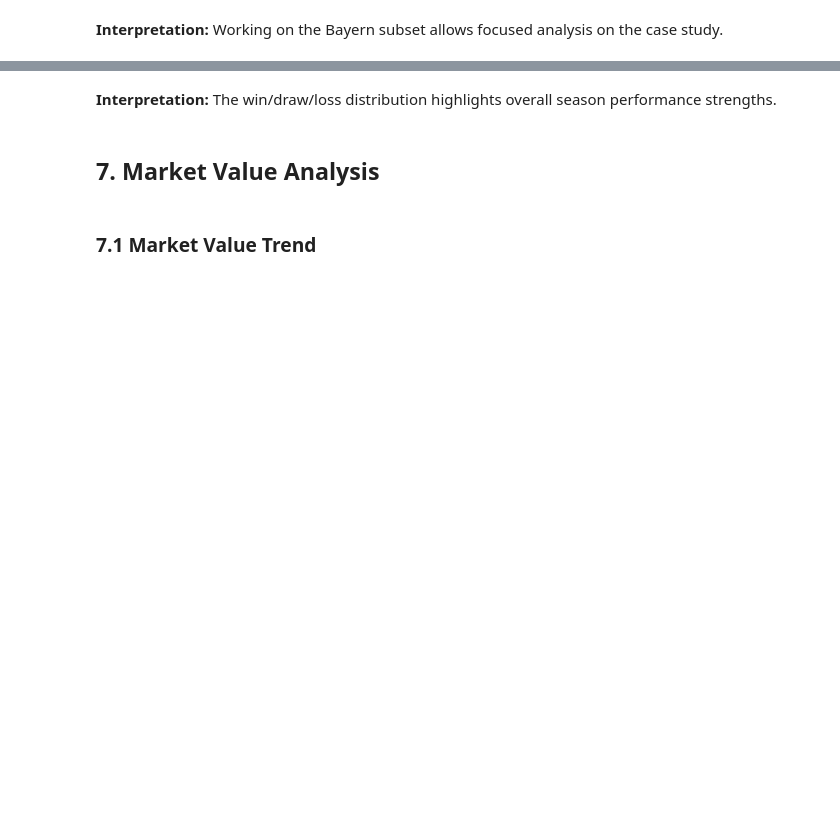
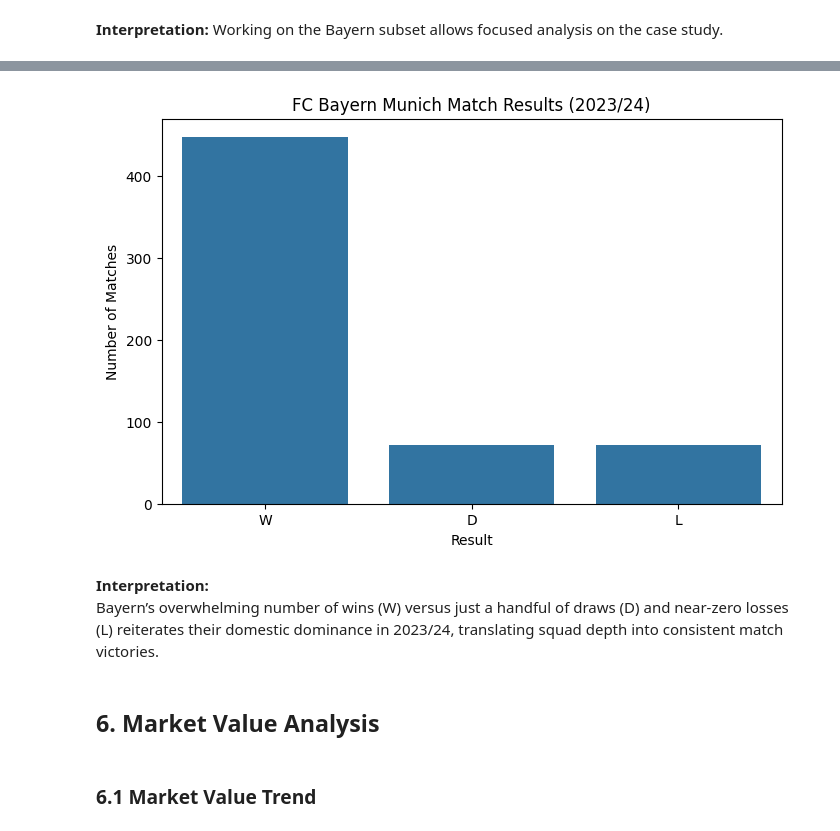
Before and after one commit to itzmore-mph/bundesliga-performance-analysis, a Jupyter notebook: Performance and Valuation Insights - A Comprehensive Analysis of German Bundesliga Clubs.ipynb, the cells around one changed output, grey strips where cells are left out. Saved outputs shown, nothing was run; the diff lists cells and outputs as text; code cells hidden in the pictures; blank space fills up the shorter version.

```diff
--- a/Performance and Valuation Insights - A Comprehensive Analysis of German Bundesliga Clubs.ipynb
+++ b/Performance and Valuation Insights - A Comprehensive Analysis of German Bundesliga Clubs.ipynb
@@ -165,19 +214,40 @@ plt.show()
 # %%
-def performance_analysis(df):
-    counts = df['result'].value_counts().reset_index()
-    counts.columns = ['result','count']
-    plt.figure(figsize=(8,5))
-    sns.barplot(x='result', y='count', data=counts)
-    plt.title('FC Bayern Match Results (W/D/L)')
-    plt.xlabel('Result')
-    plt.ylabel('Matches')
-    plt.show()
+# 1) Subset the club_games table for Bayern (club_id = 27)
+bayern_games = club_games[club_games['club_id'] == 27].copy()
 
-performance_analysis(bayern_stats)
+# 2) Derive a 'result' column from goals
+bayern_games['result'] = (
+    np.where(
+        bayern_games['own_goals'] > bayern_games['opponent_goals'], 'W',
+    np.where(
+        bayern_games['own_goals'] == bayern_games['opponent_goals'], 'D',
+        'L'
+    ))
+)
+
+# 3) Count the results in W-D-L order
+result_counts = (
+    bayern_games['result']
+      .value_counts()
+      .reindex(['W','D','L'])
+      .reset_index()
+)
+result_counts.columns = ['result','count']
+
+# 4) Plot the distribution
+plt.figure(figsize=(8,5))
+sns.barplot(x='result', y='count', data=result_counts, order=['W','D','L'])
+plt.title('FC Bayern Munich Match Results (2023/24)')
+plt.xlabel('Result')
+plt.ylabel('Number of Matches')
+plt.show()
+# %% [output]
+[figure, added]
 # %% [markdown]
-**Interpretation:** The win/draw/loss distribution highlights overall season performance strengths.
+**Interpretation:**
+Bayern’s overwhelming number of wins (W) versus just a handful of draws (D) and near‐zero losses (L) reiterates their domestic dominance in 2023/24, translating squad depth into consistent match victories.
 # %% [markdown]
-## 7. Market Value Analysis
+## 6. Market Value Analysis
 # %% [markdown]
-### 7.1 Market Value Trend
+### 6.1 Market Value Trend
 # %%
```
Also changed, not shown: parts of 35 cells of this notebook.
